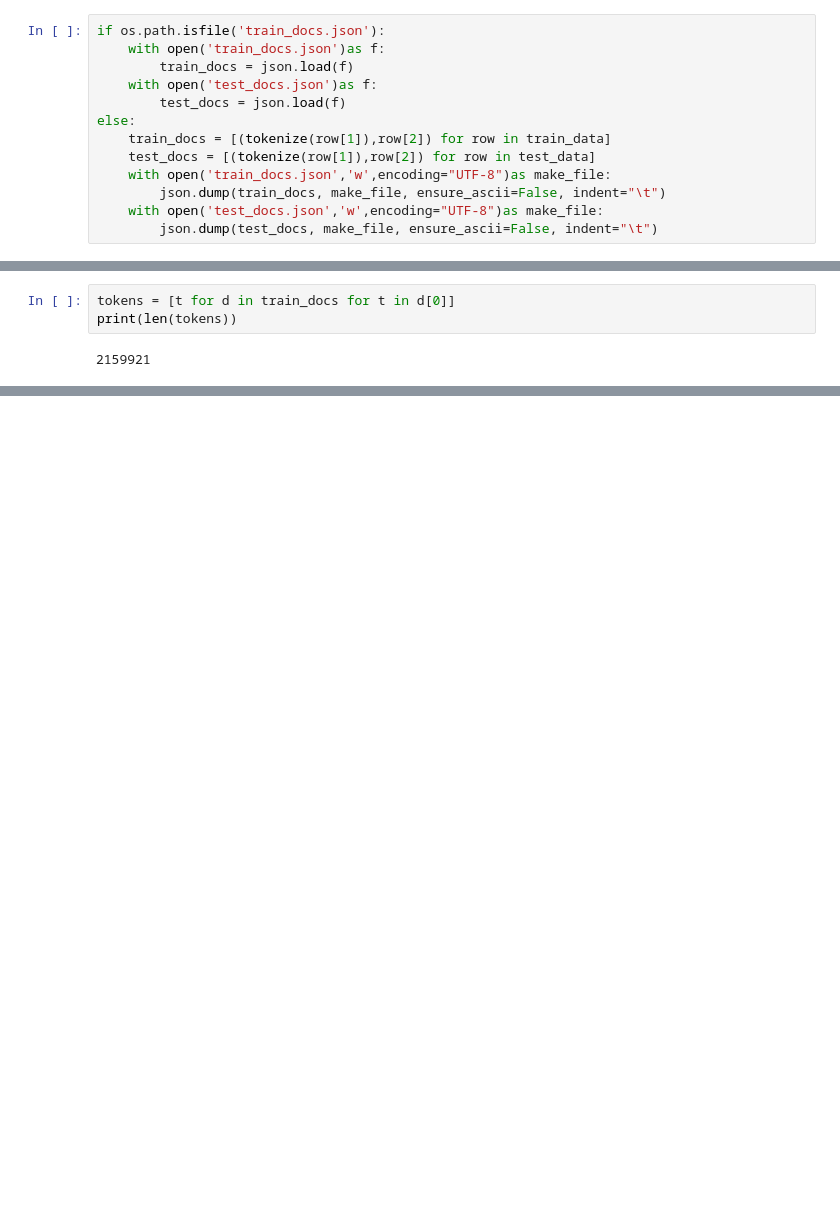
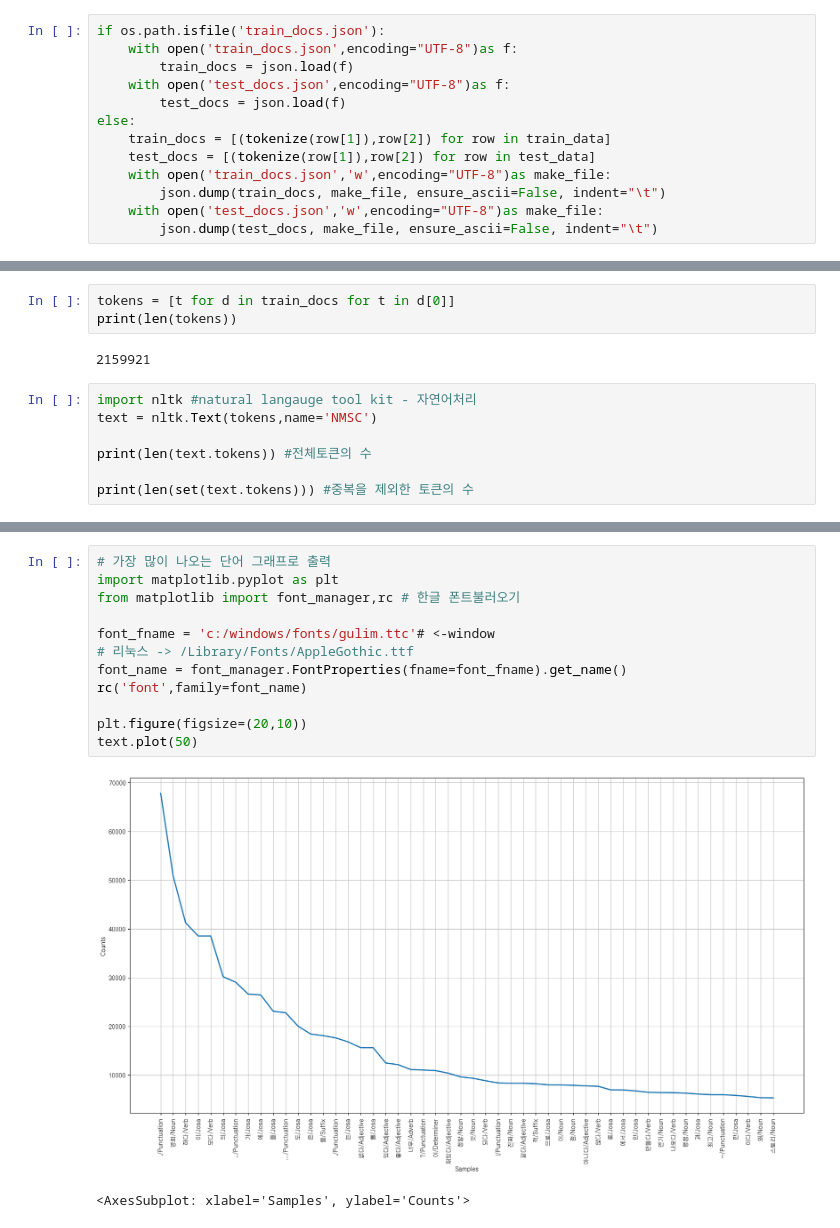
Before and after one commit to kwarkmc/EmotionApp, a Jupyter notebook: 2. kimjiho/classifying_movie_review.ipynb, the cells around one changed output, grey strips where cells are left out. Saved outputs shown, nothing was run; the diff lists cells and outputs as text; blank space fills up the shorter version.

```diff
--- a/2. kimjiho/classifying_movie_review.ipynb
+++ b/2. kimjiho/classifying_movie_review.ipynb
@@ -24,8 +28,8 @@ def tokenize(doc):
 # %%
 if os.path.isfile('train_docs.json'):
-    with open('train_docs.json')as f:
+    with open('train_docs.json',encoding="UTF-8")as f:
         train_docs = json.load(f)
-    with open('test_docs.json')as f:
+    with open('test_docs.json',encoding="UTF-8")as f:
         test_docs = json.load(f)
 else:
     train_docs = [(tokenize(row[1]),row[2]) for row in train_data]
@@ -49,3 +53,10 @@ tokens = [t for d in train_docs for t in d[0]]
 print(len(tokens))
 # %% [output]
 2159921
+# %%
+import nltk #natural langauge tool kit - 자연어처리
+text = nltk.Text(tokens,name='NMSC')
+
+print(len(text.tokens)) #전체토큰의 수
+
+print(len(set(text.tokens))) #중복을 제외한 토큰의 수
@@ -51,0 +79,15 @@ print(len(tokens))
+# %%
+# 가장 많이 나오는 단어 그래프로 출력
+import matplotlib.pyplot as plt
+from matplotlib import font_manager,rc # 한글 폰트불러오기
+
+font_fname = 'c:/windows/fonts/gulim.ttc'# <-window
+# 리눅스 -> /Library/Fonts/AppleGothic.ttf
+font_name = font_manager.FontProperties(fname=font_fname).get_name()
+rc('font',family=font_name)
+
+plt.figure(figsize=(20,10))
+text.plot(50)
+# %% [output]
+[figure, added]
+<AxesSubplot: xlabel='Samples', ylabel='Counts'>
```
Also changed, not shown: parts of 12 cells of this notebook.
